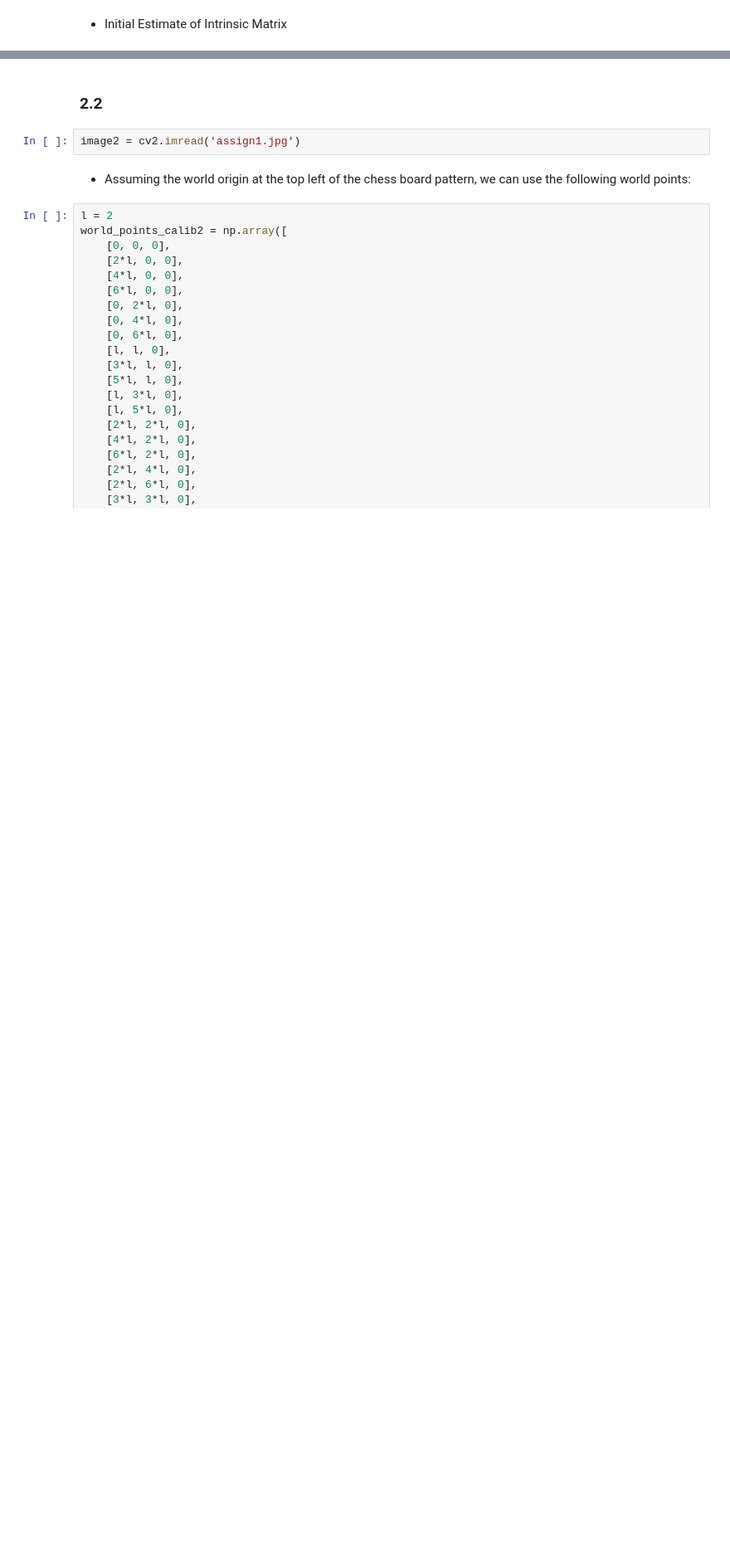
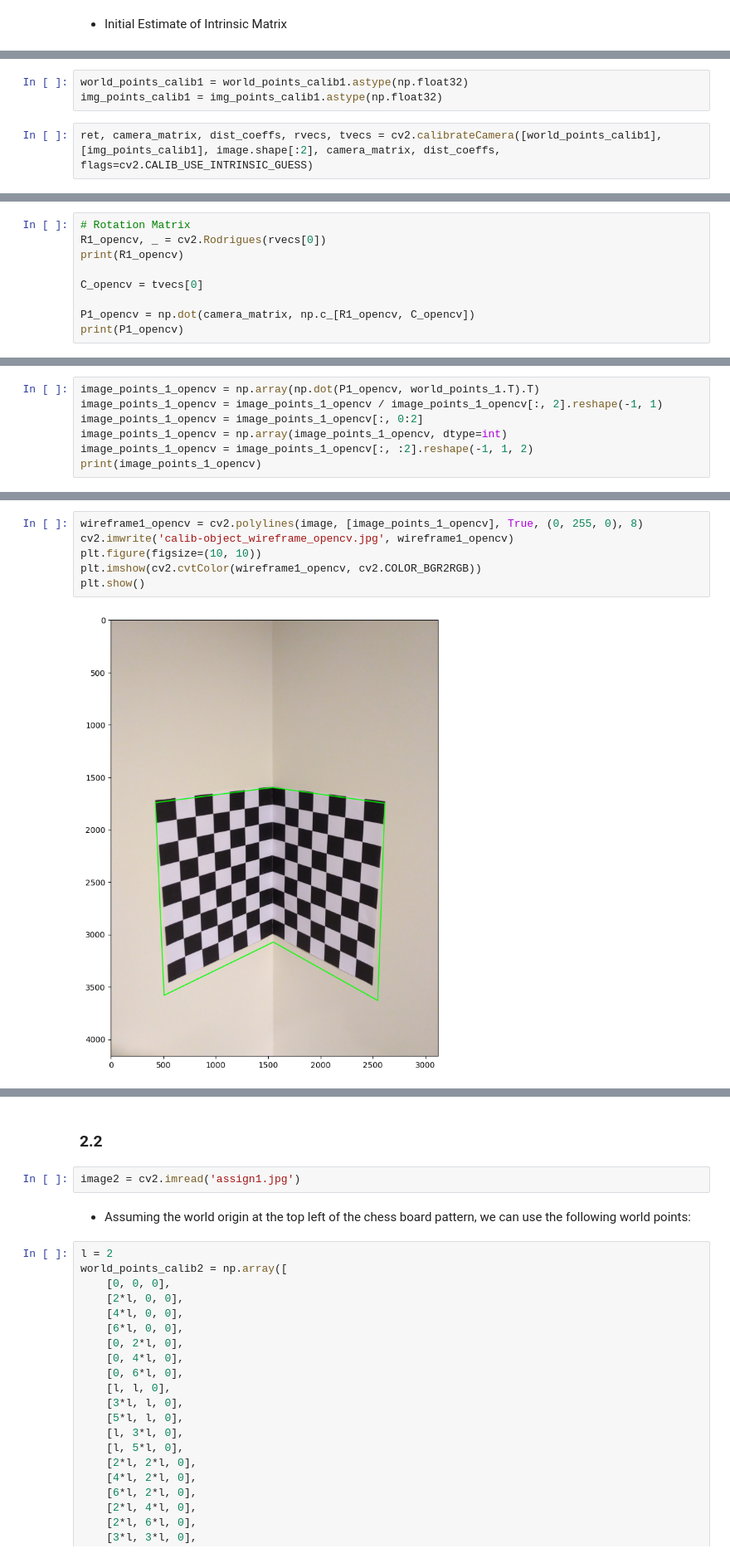
Before and after one commit to Gokulraj-R-002/ComputerVision, a Jupyter notebook: assignment-1/assign1.ipynb, the cells around one changed output, grey strips where cells are left out. Shown at 83% size. Drawn from its saved outputs; the diff is of its cells as text; blank space fills up the shorter version.

```diff
--- a/assignment-1/assign1.ipynb
+++ b/assignment-1/assign1.ipynb
@@ -388,0 +358,5 @@ error: OpenCV(4.7.0) /io/opencv/modules/calib3d/src/calibration.cpp:1575: error:
+# %%
+world_points_calib1 = world_points_calib1.astype(np.float32)
+img_points_calib1 = img_points_calib1.astype(np.float32)
+# %%
+ret, camera_matrix, dist_coeffs, rvecs, tvecs = cv2.calibrateCamera([world_points_calib1], [img_points_calib1], image.shape[:2], camera_matrix, dist_coeffs, flags=cv2.CALIB_USE_INTRINSIC_GUESS)
@@ -388,0 +365,9 @@ error: OpenCV(4.7.0) /io/opencv/modules/calib3d/src/calibration.cpp:1575: error:
+# %%
+# Rotation Matrix
+R1_opencv, _ = cv2.Rodrigues(rvecs[0])
+print(R1_opencv)
+
+C_opencv = tvecs[0]
+
+P1_opencv = np.dot(camera_matrix, np.c_[R1_opencv, C_opencv])
+print(P1_opencv)
@@ -388,0 +394,7 @@ error: OpenCV(4.7.0) /io/opencv/modules/calib3d/src/calibration.cpp:1575: error:
+# %%
+image_points_1_opencv = np.array(np.dot(P1_opencv, world_points_1.T).T)
+image_points_1_opencv = image_points_1_opencv / image_points_1_opencv[:, 2].reshape(-1, 1)
+image_points_1_opencv = image_points_1_opencv[:, 0:2]
+image_points_1_opencv = np.array(image_points_1_opencv, dtype=int)
+image_points_1_opencv = image_points_1_opencv[:, :2].reshape(-1, 1, 2)
+print(image_points_1_opencv)
@@ -388,0 +413,8 @@ error: OpenCV(4.7.0) /io/opencv/modules/calib3d/src/calibration.cpp:1575: error:
+# %%
+wireframe1_opencv = cv2.polylines(image, [image_points_1_opencv], True, (0, 255, 0), 8)
+cv2.imwrite('calib-object_wireframe_opencv.jpg', wireframe1_opencv)
+plt.figure(figsize=(10, 10))
+plt.imshow(cv2.cvtColor(wireframe1_opencv, cv2.COLOR_BGR2RGB))
+plt.show()
+# %% [output]
+[figure, added]
```
Also changed, not shown: parts of 52 cells of this notebook, 8 other files.
